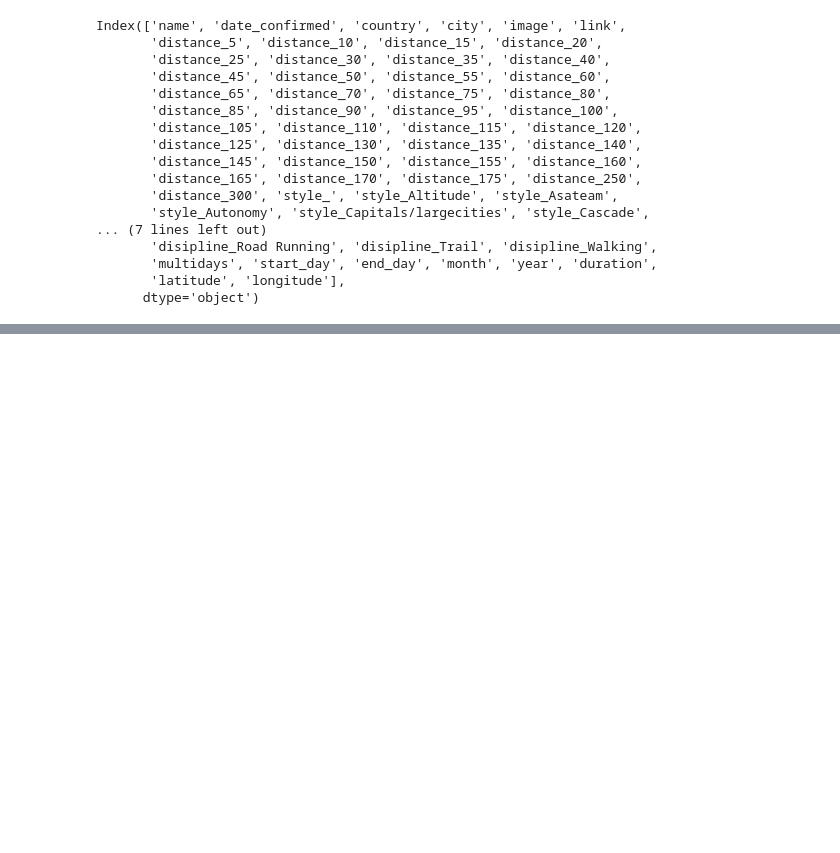
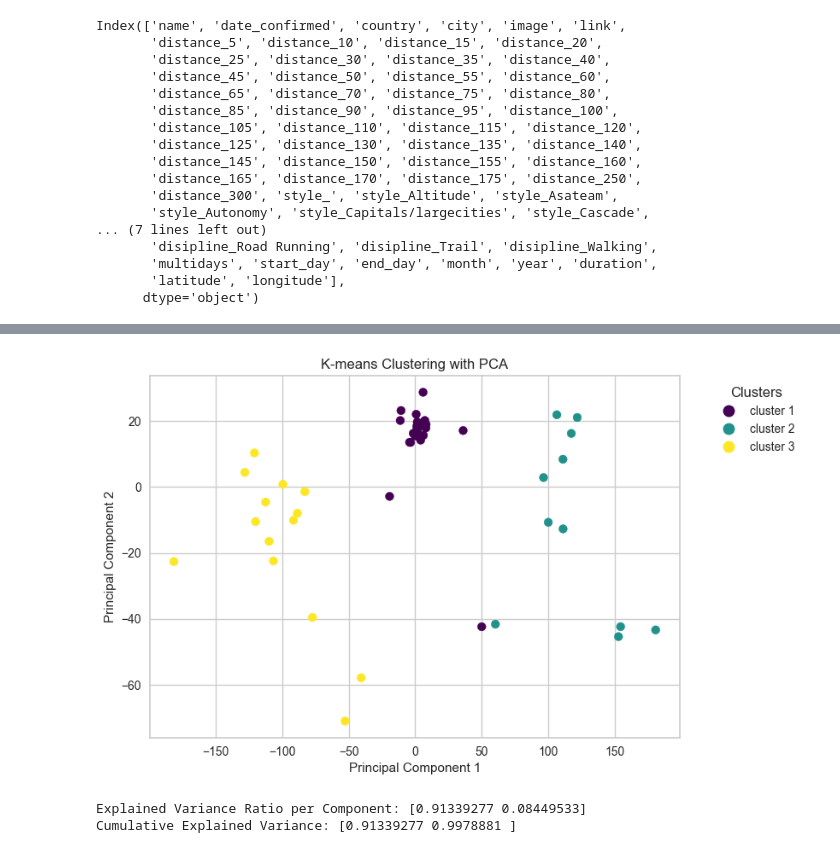
Before and after one commit to thibtd/DataEng_UTMB_pipeline, a Jupyter notebook: analysis/utmb_notebook.ipynb, the cells around one changed output, grey strips where cells are left out. Saved outputs shown, nothing was run; the diff lists cells and outputs as text; code cells hidden in the pictures; blank space fills up the shorter version.

```diff
--- a/analysis/utmb_notebook.ipynb
+++ b/analysis/utmb_notebook.ipynb
@@ -285,0 +262,36 @@ kmeans = KMeans(n_clusters=k)
+# %%
+from sklearn.decomposition import PCA
+from matplotlib.lines import Line2D
+
+# Reduce to 2 components
+pca = PCA(n_components=2)
+X_pca = pca.fit_transform(X_cluster)
+
+cluster_names = ['cluster 1','cluster 2','cluster 3']
+# Plot
+plt.scatter(X_pca[:, 0], X_pca[:, 1], c=kmeans.labels_, cmap='viridis', s=50)
+# Create custom legend handles
+legend_elements = [
+    Line2D([0], [0], marker='o', color='w', label=cluster_names[i],
+           markerfacecolor=plt.cm.viridis(i / (len(cluster_names) - 1)), markersize=10)
+    for i in range(len(cluster_names))
+]
+# Add legend
+plt.legend(handles=legend_elements, title='Clusters', bbox_to_anchor=(1.05, 1), loc='upper left')
+plt.title('K-means Clustering with PCA')
+plt.xlabel('Principal Component 1')
+plt.ylabel('Principal Component 2')
+plt.show()
+# %% [output]
+[figure, added]
+# %%
+# Explained variance ratio
+explained_variance_ratio = pca.explained_variance_ratio_
+print("Explained Variance Ratio per Component:", explained_variance_ratio)
+
+# Cumulative explained variance
+cumulative_explained_variance = explained_variance_ratio.cumsum()
+print("Cumulative Explained Variance:", cumulative_explained_variance)
+# %% [output]
+Explained Variance Ratio per Component: [0.91339277 0.08449533]
+Cumulative Explained Variance: [0.91339277 0.9978881 ]
```
Also changed, not shown: parts of 19 cells of this notebook, 3 other files.
